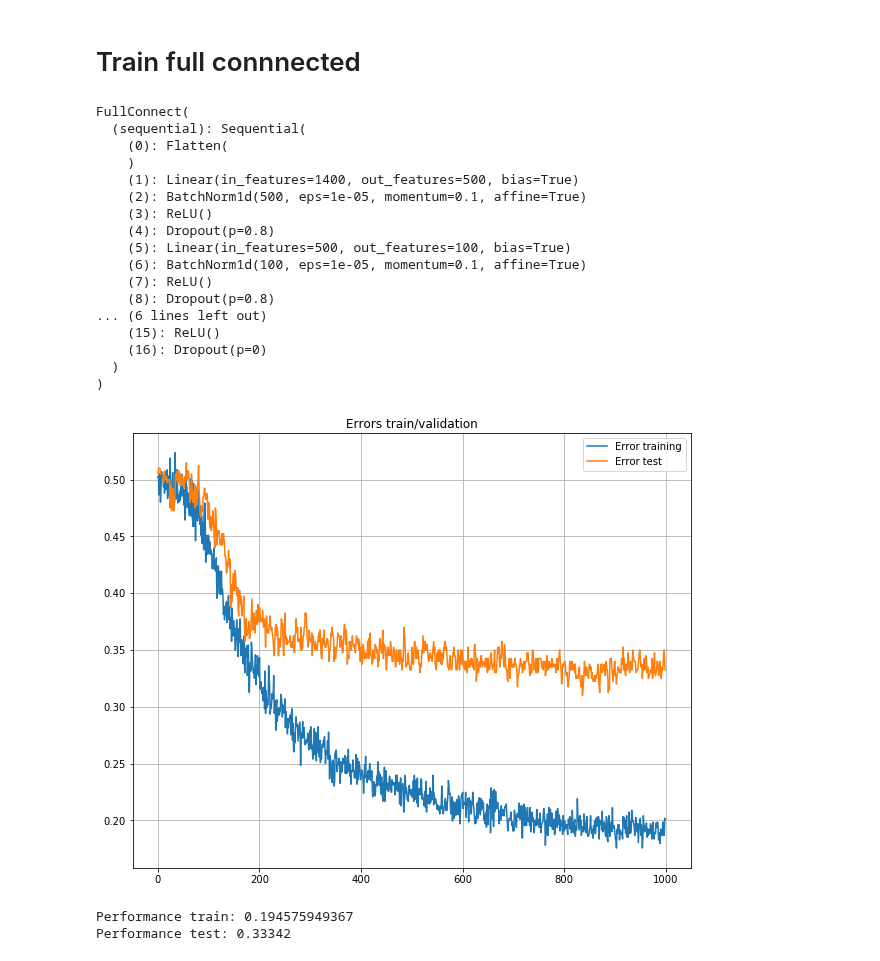
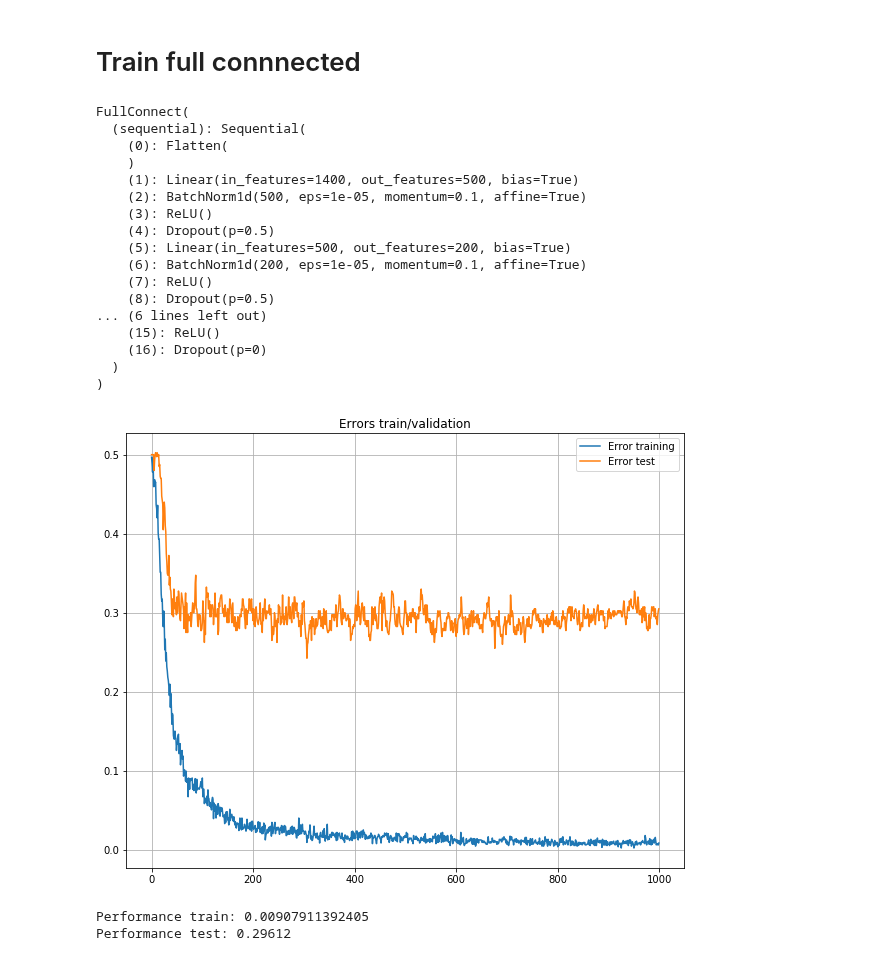
Before and after one commit to deatinor/EEG, a Jupyter notebook: stefano/modelsDiego.ipynb, the cells around one changed output. Cells and saved outputs as stored; diff of their text form; code cells hidden in the pictures.

Commit message:
Added params
Signed-off-by: Stefano <stefano.savare@gmail.com>

```diff
--- a/stefano/modelsDiego.ipynb
+++ b/stefano/modelsDiego.ipynb
@@ -96,7 +96,7 @@ class FullConnect(nn.Module):
 
     def __init__(self,params):
         super(FullConnect,self).__init__()
-        self.dropouts=[0.8,0.8,0.8,0]
+        self.dropouts=[0.5,0.5,0.5,0]
         self.params=params
         layers=[]
         layers.append(Flatten())
@@ -177,41 +178,41 @@ KeyboardInterrupt:
 # %%
 cv=CrossValidation(k=2,train_dataset=train_dataset,test_dataset=test_dataset,
                    train_target=train_target,test_target=test_target,cuda=True)
 
 net_type=FullConnect
 optimizer_type=optim.Adam
 criterion_type=nn.CrossEntropyLoss
 #network_params=NetworkParams(conv_filters=[28,14,7,2],conv_kernels=[5,9,11,20],dropout_rate=[0.6,0.6,0,0],\
  #                            stride=1,dilation=[3,1,1,1])
-network_params=NetworkParams(linear_filters=[500,100,50,2],conv1D=False)
+network_params=NetworkParams(linear_filters=[500,200,50,2],conv1D=False)
 optimizer_params=OptimizerParams()
-train_params=TrainParams(max_epoch=1000,mini_batch_size=79)
+train_params=TrainParams(max_epoch=1000,mini_batch_size=79*2)
 
 params=Params(net_type,optimizer_type,criterion_type,network_params=network_params,\
               optimizer_params=optimizer_params,train_params=train_params,cuda=True)
 
 cv(params, cross_validation=False, repetitions=1, repetitions_test=4)
 # %% [output]
 FullConnect(
   (sequential): Sequential(
     (0): Flatten(
     )
     (1): Linear(in_features=1400, out_features=500, bias=True)
     (2): BatchNorm1d(500, eps=1e-05, momentum=0.1, affine=True)
     (3): ReLU()
-    (4): Dropout(p=0.8)
-    (5): Linear(in_features=500, out_features=100, bias=True)
-    (6): BatchNorm1d(100, eps=1e-05, momentum=0.1, affine=True)
+    (4): Dropout(p=0.5)
+    (5): Linear(in_features=500, out_features=200, bias=True)
+    (6): BatchNorm1d(200, eps=1e-05, momentum=0.1, affine=True)
     (7): ReLU()
-    (8): Dropout(p=0.8)
+    (8): Dropout(p=0.5)
 ... (6 lines left out)
     (15): ReLU()
     (16): Dropout(p=0)
   )
 )
-[figure, old version]
+[figure, new version]
-Performance train: 0.194575949367
-Performance test: 0.33342
+Performance train: 0.00907911392405
+Performance test: 0.29612
 # %%
 ? nn.Conv1d
 # %%
```
Also changed, not shown: parts of 2 cells of this notebook, 1 other file.
